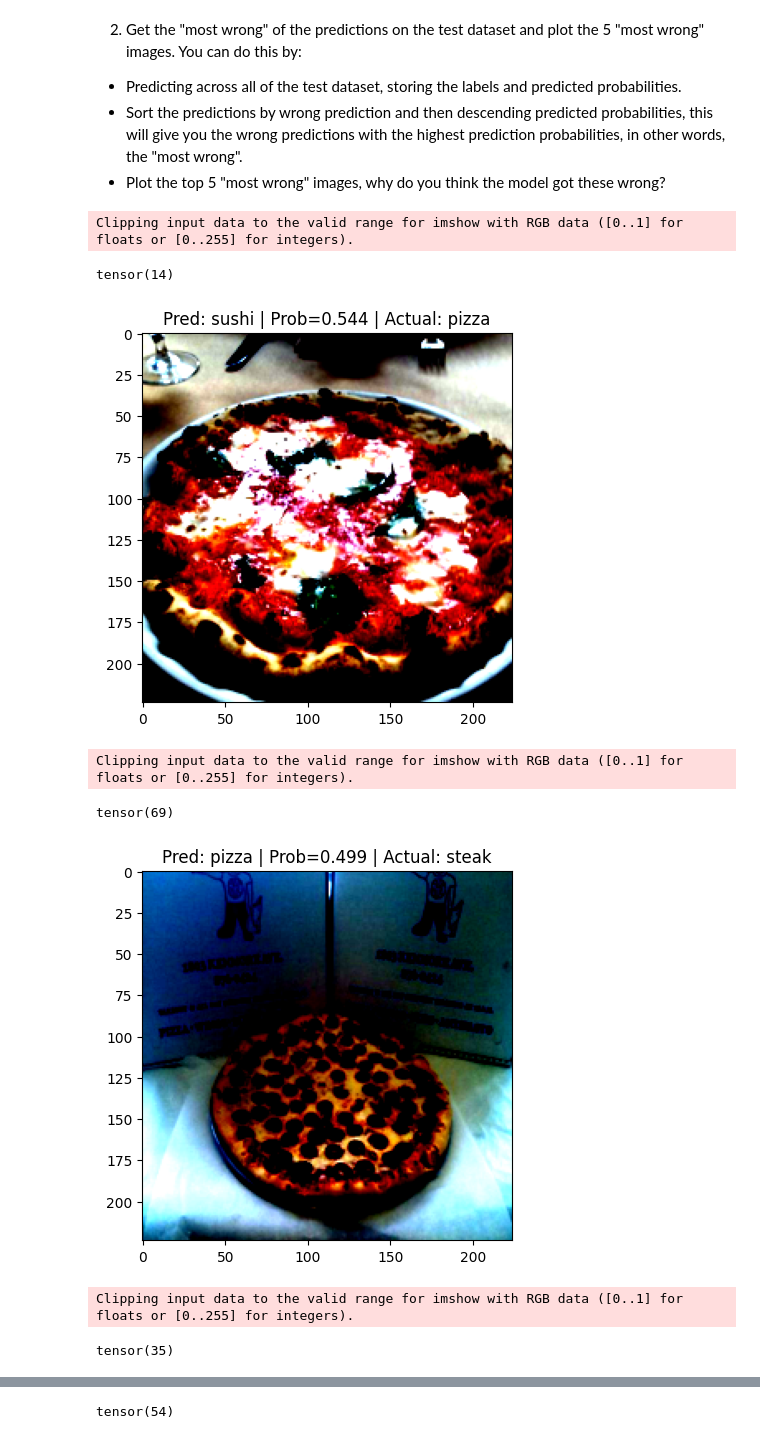
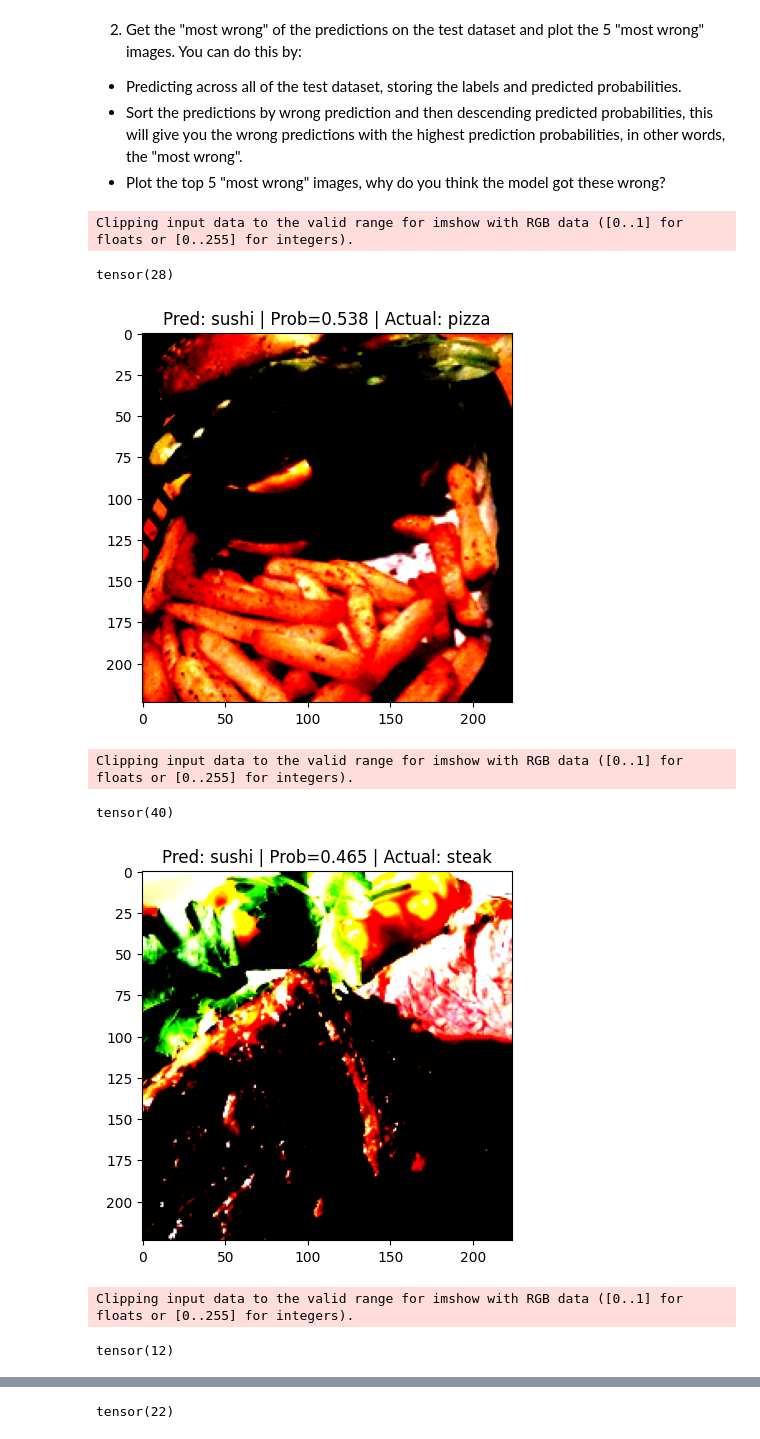
Before and after one commit to eac83/PyTorch_Practice, a Jupyter notebook: 06_PyTorch_Transfer_Learning.ipynb, the cells around one changed output, grey strips where cells are left out. Saved outputs shown, nothing was run; the diff lists cells and outputs as text; code cells hidden in the pictures.

```diff
--- a/06_PyTorch_Transfer_Learning.ipynb
+++ b/06_PyTorch_Transfer_Learning.ipynb
@@ -458,6 +458,7 @@ fg, ax = plot_confusion_matrix(
 y_preds = []
 y_probs = []
 y_trues = []
+Xs = []
 model.eval()
 with torch.inference_mode():
     for X, y in tqdm(test_dataloader, desc='Making predictions'):
@@ -466,38 +467,42 @@ with torch.inference_mode():
         y_pred = torch.softmax(y_logit, dim=1).argmax(dim=1)
         y_preds.append(y_pred.cpu())
         y_prob = torch.softmax(y_logit, dim=1).max(dim=1)[0]
         y_probs.append(y_prob)
         y_trues.append(y)
+        Xs.append(X)
     y_preds_tensor = torch.cat(y_preds)
     y_probs_tensor = torch.cat(y_probs)
     y_trues_tensor = torch.cat(y_trues)
+    Xs_tensor = torch.cat(Xs)
 
 # Grab wrong predictions
 wrong_idx = torch.where(y_preds_tensor!=y_trues_tensor.to('cpu'))[0]
 wrong_preds = y_preds_tensor[wrong_idx]
 wrong_probs = y_probs_tensor[wrong_idx]
 wrong_trues = y_trues_tensor[wrong_idx]
+wrong_Xs = Xs_tensor[wrong_idx]
 
 # Sort by probability
 sorted_probs, sort_idx = torch.sort(wrong_probs, descending=True)
 sorted_preds = wrong_preds[sort_idx.to('cpu')]
 sorted_trues = wrong_trues[sort_idx.to('cpu')]
+sorted_Xs = wrong_Xs[sort_idx.to('cpu')]
 
 # Plot 5 most wrong images
 test_image_path_list = list(Path(test_dir).glob('*/*.jpg'))
 for i, idx in enumerate(sort_idx[:5]):
     print(wrong_idx[idx])
     img = test_data[idx][0]
     plt.figure()
-    plt.imshow(torch.permute(img, (1, 2, 0)))
+    plt.imshow(torch.permute(sorted_Xs[i], (1, 2, 0)))
     plt.title(f'Pred: {class_names[sorted_preds[i]]} | Prob={sorted_probs[i]:.3} | Actual: {class_names[sorted_trues[i]]}')
     plt.show()
 # %% [output]
 Clipping input data to the valid range for imshow with RGB data ([0..1] for floats or [0..255] for integers).
-tensor(14)
+tensor(28)
-[figure, old version]
+[figure, new version]
 Clipping input data to the valid range for imshow with RGB data ([0..1] for floats or [0..255] for integers).
-tensor(69)
+tensor(40)
-[figure, old version]
+[figure, new version]
 Clipping input data to the valid range for imshow with RGB data ([0..1] for floats or [0..255] for integers).
-tensor(35)
+tensor(12)
@@ -505,2 +510,2 @@ tensor(35)
 Clipping input data to the valid range for imshow with RGB data ([0..1] for floats or [0..255] for integers).
-tensor(54)
+tensor(22)
```
Also changed, not shown: parts of 26 cells of this notebook, 6 other files.
